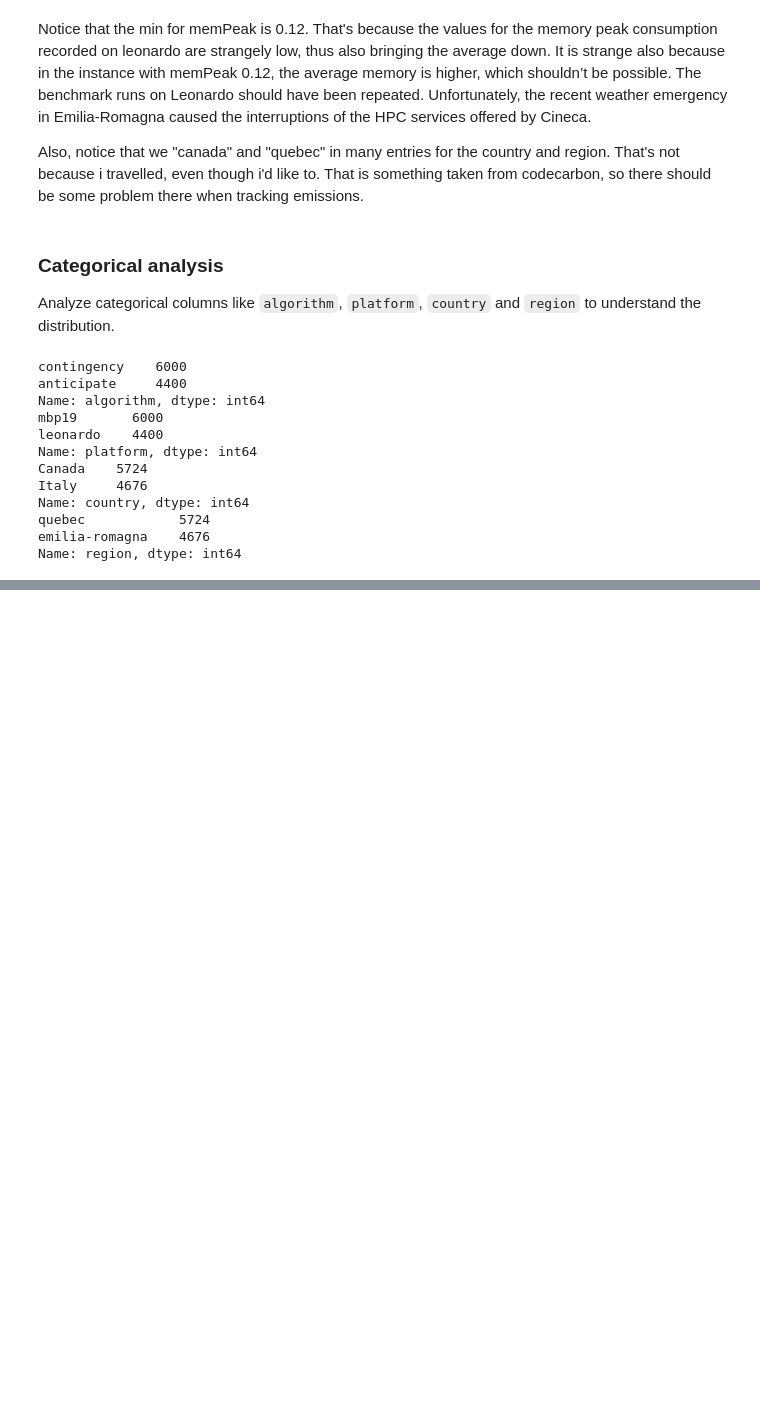
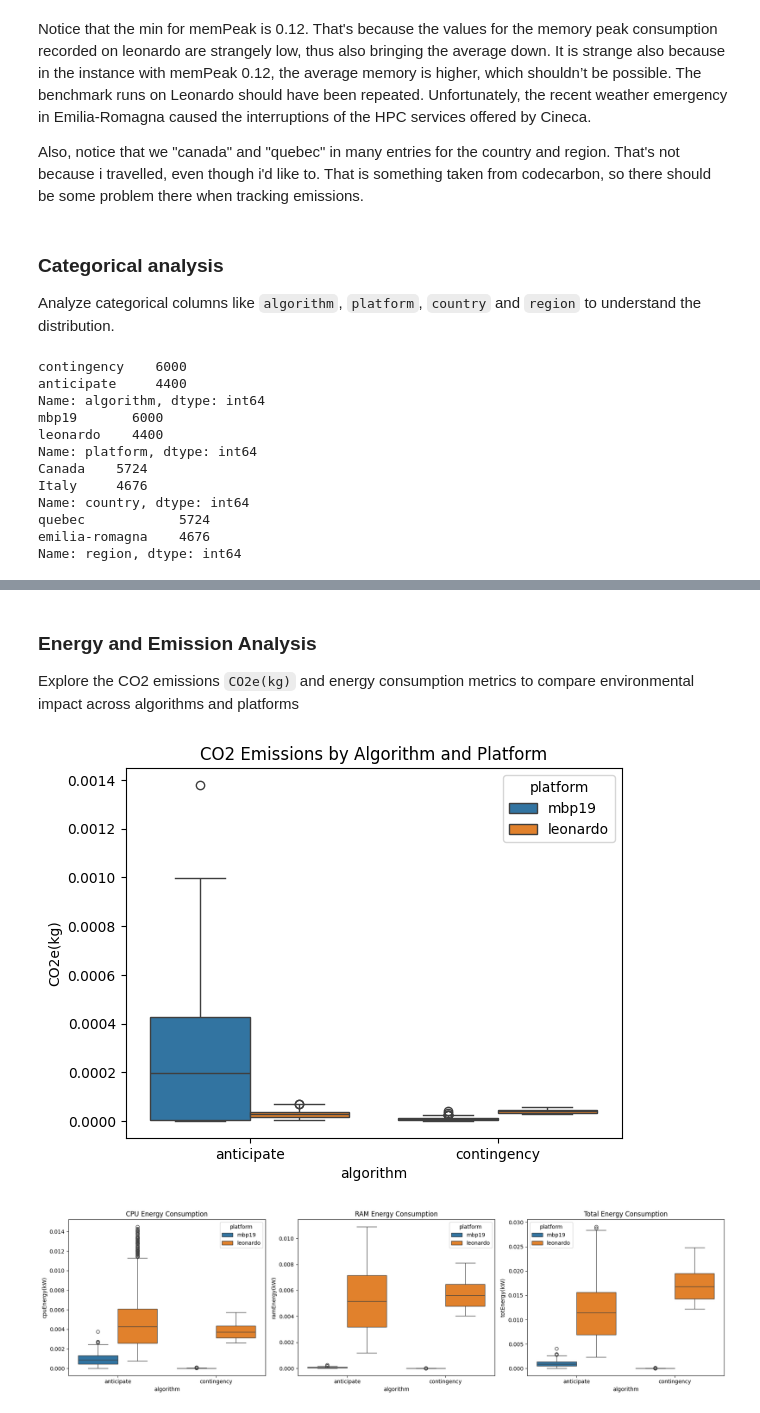
Before and after one commit to enricomors/sustainable-hw-dimensioning, a Jupyter notebook: notebooks/sustainable-hardware-dimensioning.ipynb, the cells around one changed output, grey strips where cells are left out. Cells and saved outputs as stored; diff of their text form; code cells hidden in the pictures; blank space fills up the shorter version.

```diff
--- a/notebooks/sustainable-hardware-dimensioning.ipynb
+++ b/notebooks/sustainable-hardware-dimensioning.ipynb
@@ -241,0 +268,27 @@ Since `sol(keuro)`, `time(sec)`, `memAvg(MB)` and `memPeak(MB)` represent perfor
+# %% [markdown]
+### Energy and Emission Analysis
+
+Explore the CO2 emissions `CO2e(kg)` and energy consumption metrics to compare environmental impact across algorithms and platforms
+# %%
+# CO2 Emissions by Algorithm and Platform
+sns.boxplot(data=data, x='algorithm', y='CO2e(kg)', hue='platform')
+plt.title('CO2 Emissions by Algorithm and Platform')
+plt.show()
+
+# Energy Consumption: CPU, RAM, and Total
+fig, axes = plt.subplots(1, 3, figsize=(18, 5))
+
+sns.boxplot(data=data, x='algorithm', y='cpuEnergy(kW)', hue='platform', ax=axes[0])
+axes[0].set_title('CPU Energy Consumption')
+
+sns.boxplot(data=data, x='algorithm', y='ramEnergy(kW)', hue='platform', ax=axes[1])
+axes[1].set_title('RAM Energy Consumption')
+
+sns.boxplot(data=data, x='algorithm', y='totEnergy(kW)', hue='platform', ax=axes[2])
+axes[2].set_title('Total Energy Consumption')
+
+plt.tight_layout()
+plt.show()
+# %% [output]
+[figure, added]
+[figure, added]
```
Also changed, not shown: parts of 11 cells of this notebook, 1 other file.
